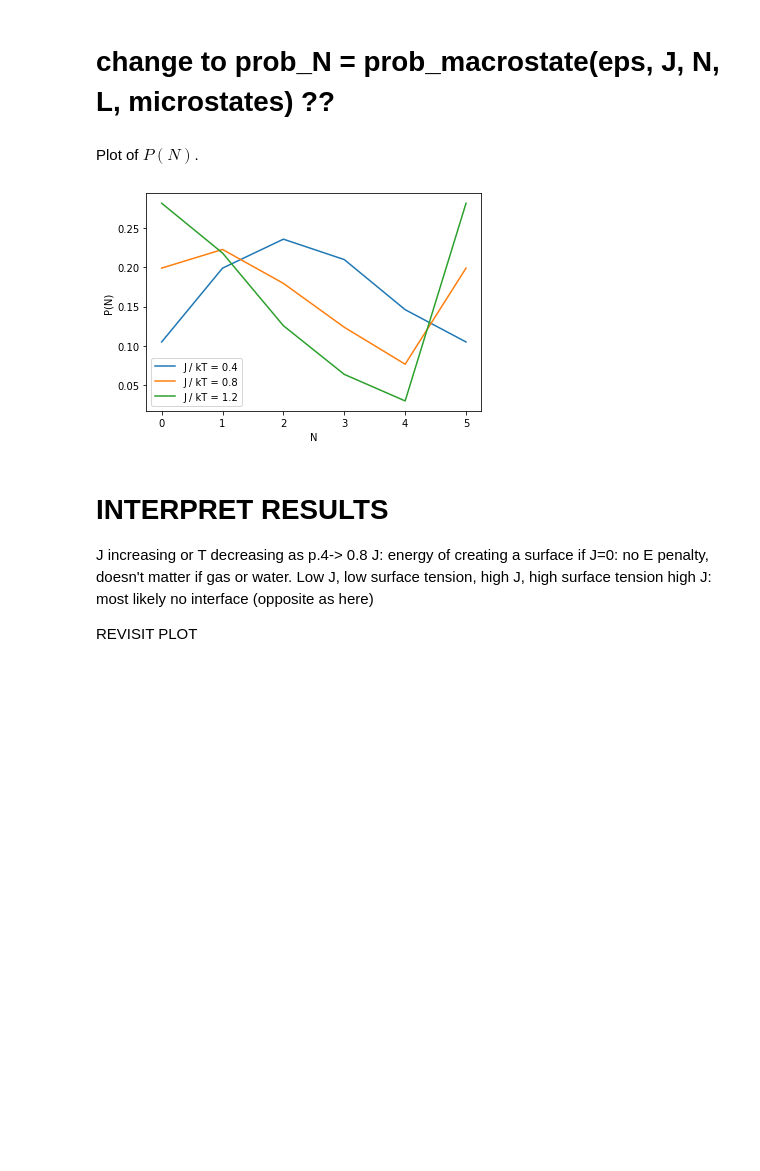
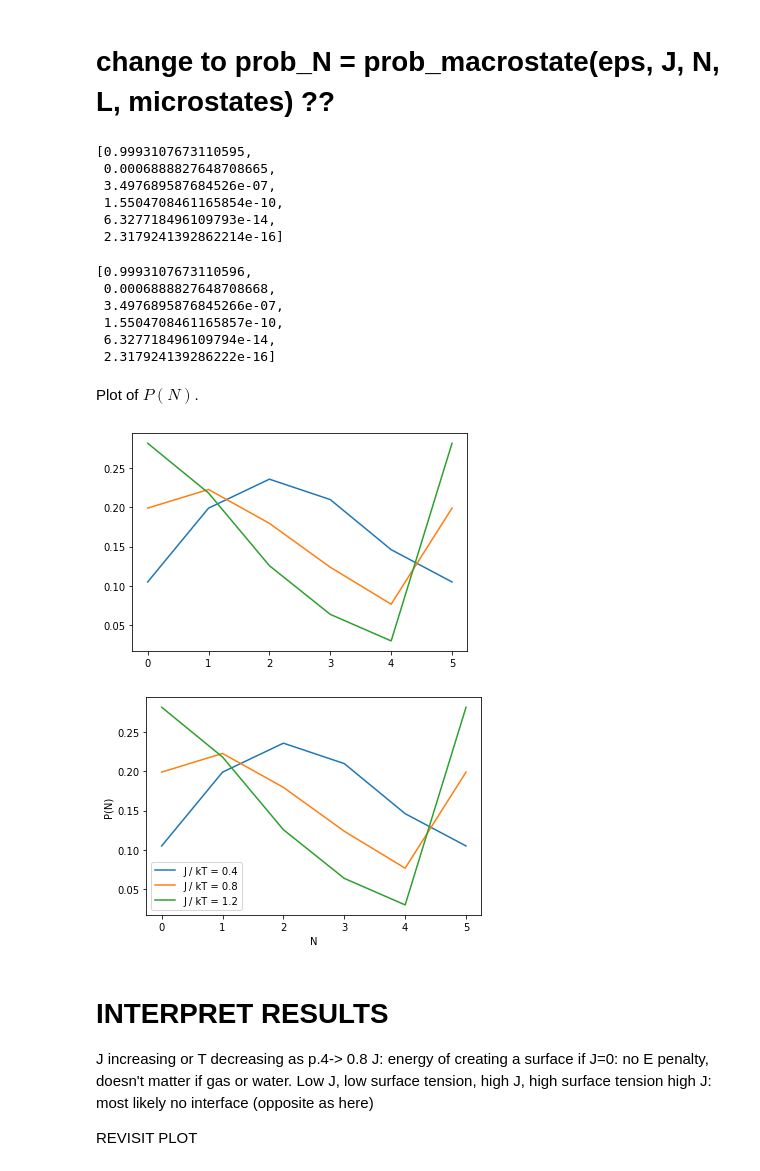
Before and after one commit to martagonzalvo/che164, a Jupyter notebook: 164Project.ipynb, the cells around one changed output. Cells and saved outputs as stored; diff of their text form; code cells hidden in the pictures; blank space fills up the shorter version.

Commit message:
faster fn part 1

```diff
--- a/164Project.ipynb
+++ b/164Project.ipynb
@@ -172,10 +132,10 @@ def probability_microstate(eps, J, spins, N, L=5, microstates=microstates()):
 # %% [markdown]
 Calculates the probability of a macrostate. Possible macrostates: $\{N\}=\{0, 1, 2, 3, 4, 5\}$.
 # %%
-def probability_macrostate(eps, J, N, L=5, microstates=microstates()):
-    '''Computes probability of given macrostate.
+'''def probability_macrostate(eps, J, N, L=5, microstates=microstates()):
+    ''Computes probability of given macrostate.
     Microstates is list of lists of spins.
-    Returns a single value.'''
+    Returns a single value.'
 
     return np.sum([probability_microstate(eps, J, spins, N, L, microstates)
-                   for spins in microstates])
+                   for spins in microstates])'''
@@ -191,11 +153,55 @@ def all_probs(eps, J, L=5, microstates=microstates()):
 
     for N in list(range(L+1)):
 
-        prob_N = np.sum([probability_microstate(eps, J, spins, N, L, microstates)
-                         for spins in microstates])
+        prob_N = probability_macrostate(eps, J, N, L, microstates)
+
+        #np.sum([probability_microstate(eps, J, spins, N, L, microstates)
+                         #for spins in microstates])
+
+
+
         all_probs.append(prob_N)
 
     return all_probs
+# %%
+def all_probs_connor(eps, J, L=5, microstates=microstates()):
+    '''Calculates all probabilities for all macrostates.
+    Returns a list of probabilities for each macrostate.'''
+    all_probs = []
+
+    exp_energies = np.exp(-energy_connor(eps,J,microstates))
+    partition = partition_fn_c(eps, J, microstates)
+
+    div = exp_energies/partition
+
+    for N in range(L+1):
+
+        m = m_i(microstates)
+        delta = np.sum(m, axis=1) == N
+
+        prob_N = np.sum(div*delta)
+
+        all_probs.append(prob_N)
+
+    return all_probs
+# %%
+all_probs(1,1)
+# %% [output]
+[0.9993107673110595,
+ 0.0006888827648708665,
+ 3.497689587684526e-07,
+ 1.5504708461165854e-10,
+ 6.327718496109793e-14,
+ 2.3179241392862214e-16]
+# %%
+all_probs_connor(1,1)
+# %% [output]
+[0.9993107673110596,
+ 0.0006888827648708668,
+ 3.4976895876845266e-07,
+ 1.5504708461165857e-10,
+ 6.327718496109794e-14,
+ 2.317924139286222e-16]
 # %% [markdown]
 Plot of $P(N)$.
 # %%
@@ -203,13 +209,17 @@ macrostates = [0,1,2,3,4,5]
 # %%
 J_part1 = [0.4, 0.8, 1.2]
 
 for J in J_part1:
     plt.plot(macrostates, all_probs(J/10, J), label='J / kT = {}'.format(J));
+plt.show()
+for J in J_part1:
+    plt.plot(macrostates, all_probs_connor(J/10, J), label='J / kT = {}'.format(J));
 plt.legend();
 plt.xlabel('N');
 plt.ylabel('P(N)');
 # %% [output]
-[figure, old version]
+[figure, new version]
+[figure, added]
 # %% [markdown]
 # INTERPRET RESULTS
 J increasing or T decreasing as p.4-> 0.8
```
Also changed, not shown: parts of 40 cells of this notebook, 1 other file.
